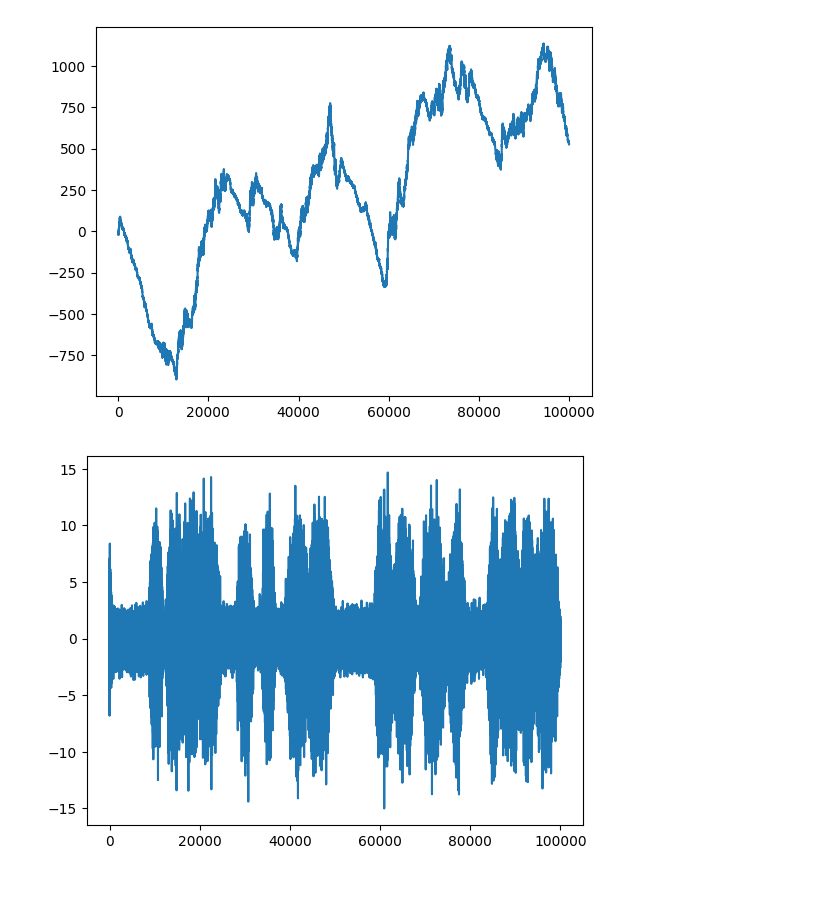
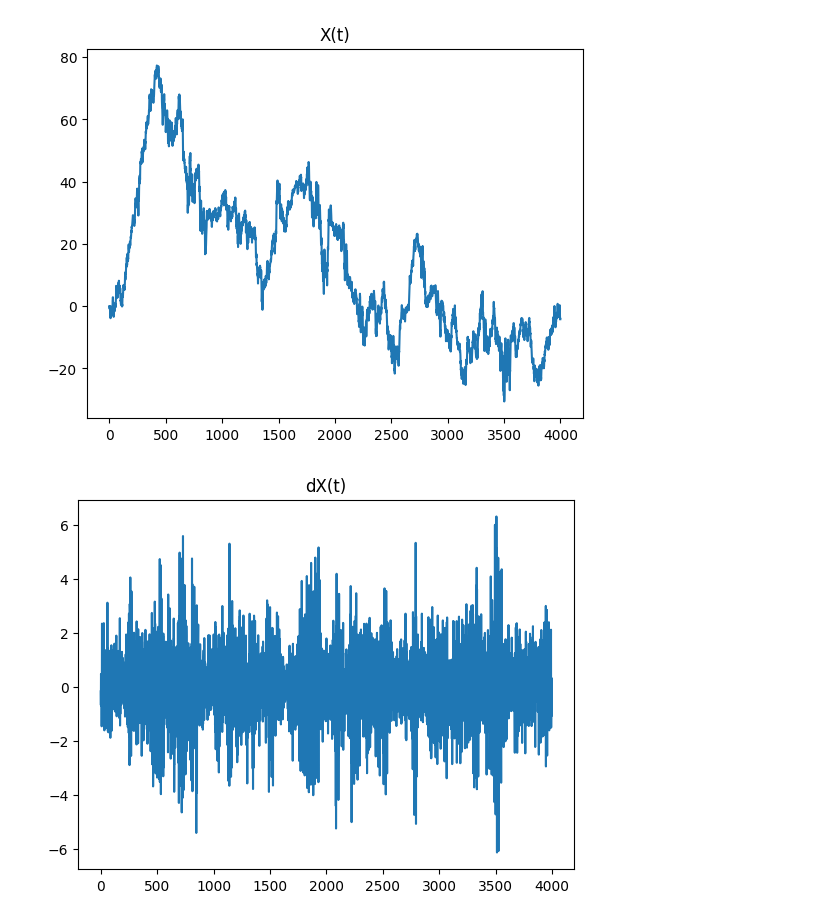
Before and after one commit to CTOHbl4/Statistics, a Jupyter notebook: research/experiments/sem.ipynb, the cells around one changed output. Saved outputs shown, nothing was run; the diff lists cells and outputs as text; code cells hidden in the pictures; blank space fills up the shorter version.

```diff
--- a/research/experiments/sem.ipynb
+++ b/research/experiments/sem.ipynb
@@ -1,35 +1,43 @@
 # %%
-from sem.create_mixture import create_mixture
+from sem.generate_series import create_sde_process
 from sem.sem.normal_mixture_sem import NormalMixtureSEM
 import matplotlib.pyplot as plt
 import torch
 import numpy as np
 import random
 
 seed = 42
 torch.manual_seed(seed)
 np.random.seed(seed)
 if torch.cuda.is_available():
     torch.cuda.manual_seed(seed)
     torch.cuda.manual_seed_all(seed)
     torch.backends.cudnn.deterministic = True
     torch.backends.cudnn.benchmark = False
 random.seed(seed)
 
 
 
 num_components = 5
-length = 100000
+length = 4000
 
-series, deltas, a_trafaret, b_trafaret = create_mixture(length, num_components)
+series_dct = create_sde_process(length, n_components=num_components)
+series = series_dct['X']
+deltas = series[1:] - series[:-1]
+a_trafaret = series_dct['a_t']
+b_trafaret = series_dct['b_t']
 plt.plot(series)
+plt.title('X(t)')
 plt.show()
 plt.plot(deltas)
+plt.title('dX(t)')
 plt.show()
 plt.plot(a_trafaret)
+plt.title('a(t)')
 plt.show()
 plt.plot(b_trafaret)
+plt.title('b(t)')
 plt.show()
 # %% [output]
-[figure, old version]
+[figure, new version]
-[figure, old version]
+[figure, new version]
```
Also changed, not shown: parts of 10 cells of this notebook, 11 other files.
